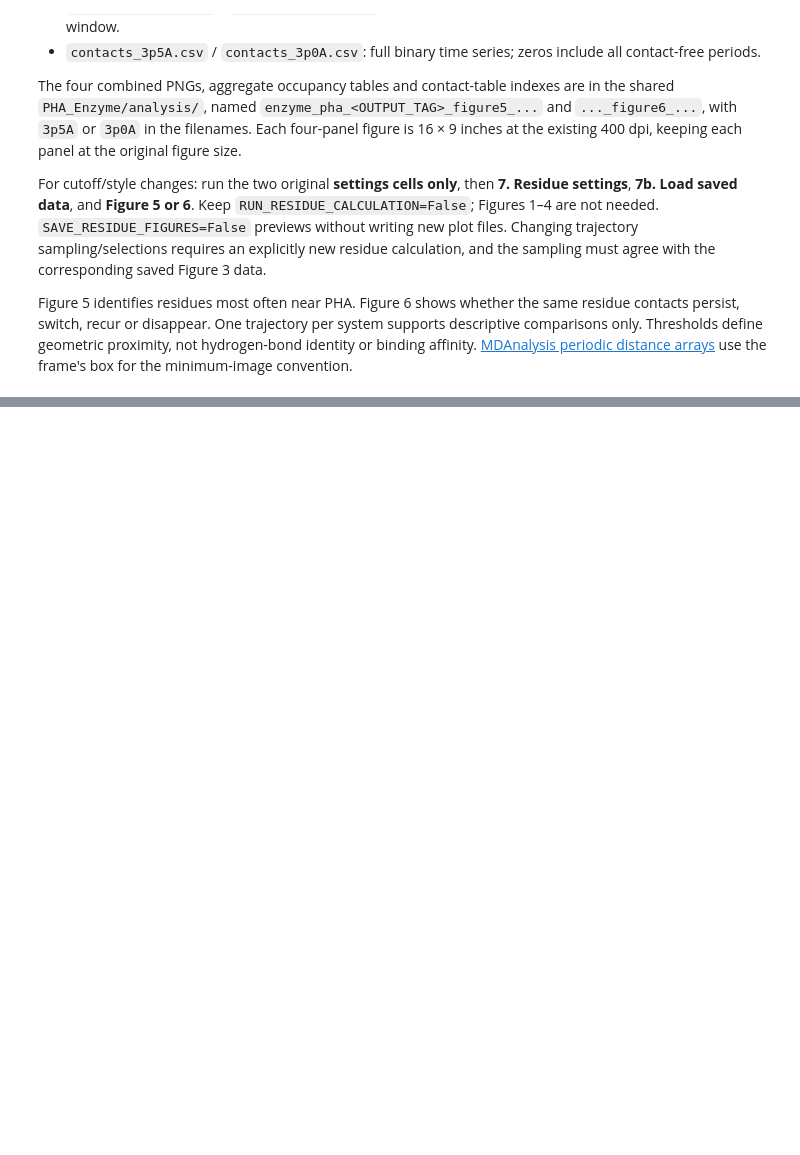
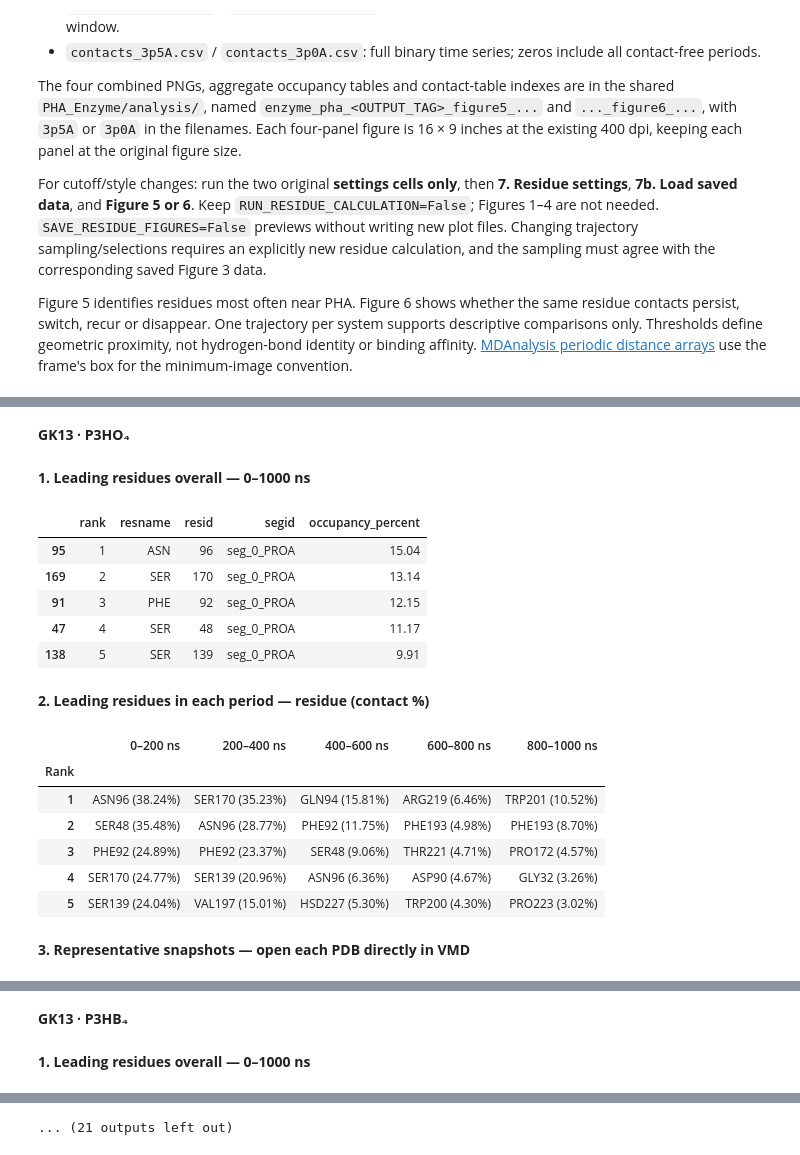
Before and after one commit to MMLabCodes/iPHAsimulatorV2, a Jupyter notebook: md_simulation_scripts/enzyme_pha_analysis/enzyme_pha_analysis.ipynb, the cells around one changed output, grey strips where cells are left out. Saved outputs shown, nothing was run; the diff lists cells and outputs as text; code cells hidden in the pictures; blank space fills up the shorter version.

Commit message:
table_amino_acids

```diff
--- a/md_simulation_scripts/enzyme_pha_analysis/enzyme_pha_analysis.ipynb
+++ b/md_simulation_scripts/enzyme_pha_analysis/enzyme_pha_analysis.ipynb
@@ -1440,0 +1320,60 @@ VMD PHA selection: resname LIG
+# %%
+from IPython.display import Markdown
+
+period_export_payloads = {}
+with TemporaryDirectory(prefix="ipha_representative_snapshots_") as scratch:
+    for system,result in period_results.items():
+        period_export_payloads.update(stage_system_snapshots(system,result,Path(scratch)))
+        print(f"{system}: step6.2_npt.gro atom order and XTC count verified; five PDBs re-read; "
+              "all residue contact states, minimum separation, identities and whole-molecule bonds validated.")
+
+for system,result in period_results.items():
+    prefix = residue_paths(system)["prefix"]
+    identity = ["resname","resid","segid"]
+    overall = result["overall"][["rank"]+identity+["occupancy_percent"]].copy()
+    periods = result["periods"][["time_window","window_start_ns","window_end_ns","rank"]+identity+["occupancy_percent"]].copy()
+    snapshots = result["snapshots"].copy()
+    for table in (overall,periods,snapshots):
+        table.insert(0,"system",system.removesuffix("_gromacs"))
+    csvs = {Path(f"{prefix}_residue_pha_top5_overall_3p5A.csv"):overall,
+            Path(f"{prefix}_residue_pha_top5_by_200ns_3p5A.csv"):periods,
+            Path(f"{prefix}_residue_pha_snapshots_by_200ns_3p5A.csv"):snapshots}
+    for path,table in csvs.items():
+        period_export_payloads[path] = table.to_csv(index=False)
+    display(Markdown(f"**{residue_panel_title(system)}**"))
+    display(Markdown("**1. Leading residues overall — 0–1000 ns**"))
+    display(overall[["rank"]+identity+["occupancy_percent"]].round(2))
+    display(Markdown("**2. Leading residues in each period — residue (contact %)**"))
+    # One column per period, aligned by rank; CSV retains separate names/numbers/percentages.
+    comparison = pd.DataFrame(index=pd.Index(range(1,6),name="Rank"))
+    for start,end in SUMMARY_WINDOWS_NS:
+        label = f"{start:g}–{end:g} ns"
+        subset = periods.loc[periods.time_window == label]
+        comparison[label] = pd.Series({int(row.rank):f"{residue_text(row)} ({row.occupancy_percent:.2f}%)"
+                                      for row in subset.itertuples()})
+    display(comparison.fillna("—"))
+    display(Markdown("**3. Representative snapshots — open each PDB directly in VMD**"))
+    with pd.option_context("display.max_colwidth",None,"display.max_columns",None):
+        display(snapshots[["time_window","time_ns","state","contacting_leading_residues","snapshot_filename","vmd_selection"]])
+    print("PDBs:",residue_paths(system)["xtc"].parent/"representative_snapshots")
+    print("CSVs:",*(str(path) for path in csvs),sep="\n")
+    print("Residue names/numbers retained; enzyme chain A/PROA, PHA chain B/LIG. "
+          "Separated = no enzyme residue within 3.5 Å.")
+
+# All 20 PDBs and all tables are validated before writing final results.
+for path,content in period_export_payloads.items():
+    if path.is_symlink() or path.parent.is_symlink():
+        raise ValueError(f"Refuse a symlink output: {path}")
+    if path.exists() and path.read_text() != content:
+        raise FileExistsError(f"Existing different result protected: {path}")
+if SAVE_PERIOD_RESULTS:
+    for path,content in period_export_payloads.items():
+        path.parent.mkdir(parents=True,exist_ok=True)
+        if not path.exists():
+            with path.open("x") as handle:
+                handle.write(content)
+        assert path.read_text() == content
+    print("Saved and verified 12 CSVs and 20 standalone PDB snapshots.")
+else:
+    print("Preview validated: set SAVE_PERIOD_RESULTS=True to save 12 CSVs and 20 standalone PDB snapshots.")
+# %% [output]
@@ -1440,0 +1384,17 @@ VMD PHA selection: resname LIG
+**GK13 · P3HO₄**
+**1. Leading residues overall — 0–1000 ns**
+|  | rank | resname | resid | segid | occupancy_percent |
+| 95 | 1 | ASN | 96 | seg_0_PROA | 15.04 |
+| 169 | 2 | SER | 170 | seg_0_PROA | 13.14 |
+| 91 | 3 | PHE | 92 | seg_0_PROA | 12.15 |
+| 47 | 4 | SER | 48 | seg_0_PROA | 11.17 |
+| 138 | 5 | SER | 139 | seg_0_PROA | 9.91 |
+**2. Leading residues in each period — residue (contact %)**
+|  | 0–200 ns | 200–400 ns | 400–600 ns | 600–800 ns | 800–1000 ns |
+| Rank |  |  |  |  |  |
+| 1 | ASN96 (38.24%) | SER170 (35.23%) | GLN94 (15.81%) | ARG219 (6.46%) | TRP201 (10.52%) |
+| 2 | SER48 (35.48%) | ASN96 (28.77%) | PHE92 (11.75%) | PHE193 (4.98%) | PHE193 (8.70%) |
+| 3 | PHE92 (24.89%) | PHE92 (23.37%) | SER48 (9.06%) | THR221 (4.71%) | PRO172 (4.57%) |
+| 4 | SER170 (24.77%) | SER139 (20.96%) | ASN96 (6.36%) | ASP90 (4.67%) | GLY32 (3.26%) |
+| 5 | SER139 (24.04%) | VAL197 (15.01%) | HSD227 (5.30%) | TRP200 (4.30%) | PRO223 (3.02%) |
+**3. Representative snapshots — open each PDB directly in VMD**
@@ -1440,0 +1413,2 @@ VMD PHA selection: resname LIG
+**GK13 · P3HB₄**
+**1. Leading residues overall — 0–1000 ns**
@@ -1440,0 +1421 @@ VMD PHA selection: resname LIG
+... (21 outputs left out)
```
Also changed, not shown: parts of 11 cells of this notebook.
